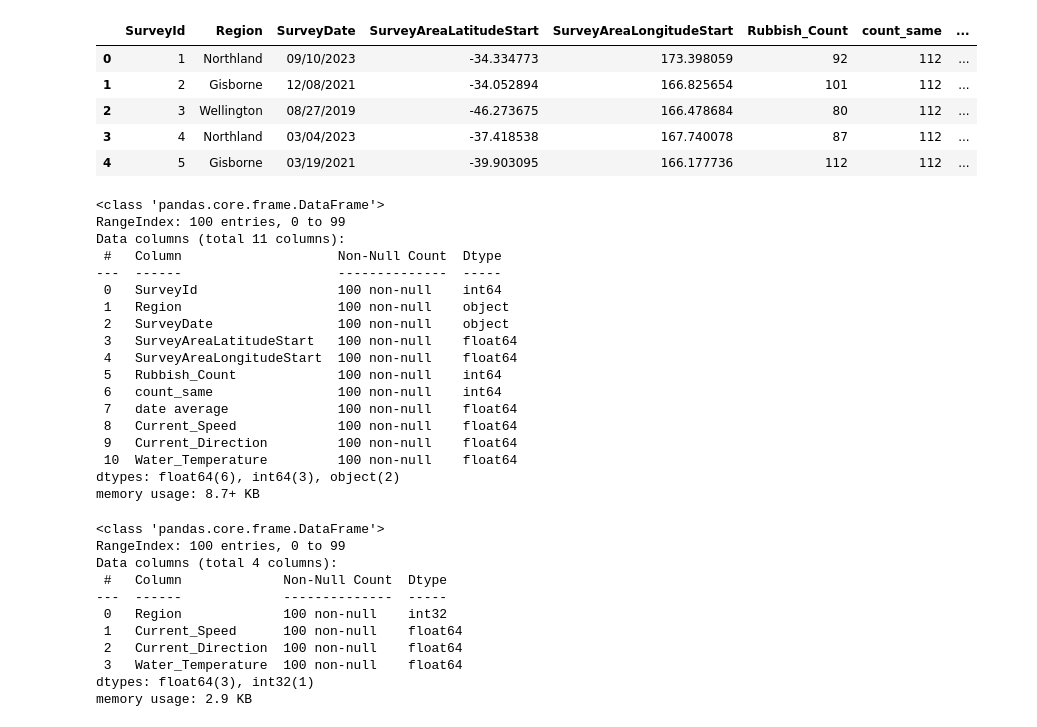
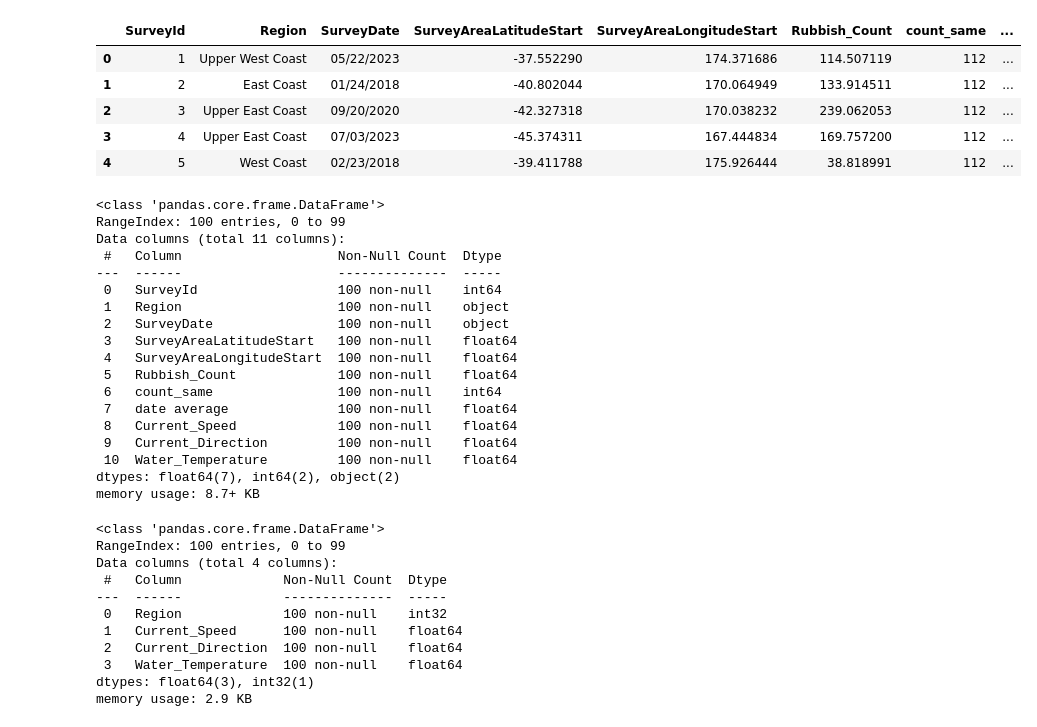
Before and after one commit to yukiyos/AI_HackOn, a Jupyter notebook: test.ipynb, the cells around one changed output. Saved outputs shown, nothing was run; the diff lists cells and outputs as text; code cells hidden in the pictures.

```diff
--- a/test.ipynb
+++ b/test.ipynb
@@ -8,15 +8,15 @@ from sklearn.preprocessing import LabelEncoder
 from tensorflow.keras.models import Sequential
 from tensorflow.keras.layers import Dense, Dropout, BatchNormalization
 # %%
-data = pd.read_csv('simulated_nz_ocean_current.csv')
+data = pd.read_csv('simulated_nz_ocean_current_with_regions.csv')
 data.head()
 # %% [output]
 |  | SurveyId | Region | SurveyDate | SurveyAreaLatitudeStart | SurveyAreaLongitudeStart | Rubbish_Count | count_same | ... |
-| 0 | 1 | Northland | 09/10/2023 | -34.334773 | 173.398059 | 92 | 112 | ... |
-| 1 | 2 | Gisborne | 12/08/2021 | -34.052894 | 166.825654 | 101 | 112 | ... |
-| 2 | 3 | Wellington | 08/27/2019 | -46.273675 | 166.478684 | 80 | 112 | ... |
-| 3 | 4 | Northland | 03/04/2023 | -37.418538 | 167.740078 | 87 | 112 | ... |
-| 4 | 5 | Gisborne | 03/19/2021 | -39.903095 | 166.177736 | 112 | 112 | ... |
+| 0 | 1 | Upper West Coast | 05/22/2023 | -37.552290 | 174.371686 | 114.507119 | 112 | ... |
+| 1 | 2 | East Coast | 01/24/2018 | -40.802044 | 170.064949 | 133.914511 | 112 | ... |
+| 2 | 3 | Upper East Coast | 09/20/2020 | -42.327318 | 170.038232 | 239.062053 | 112 | ... |
+| 3 | 4 | Upper East Coast | 07/03/2023 | -45.374311 | 167.444834 | 169.757200 | 112 | ... |
+| 4 | 5 | West Coast | 02/23/2018 | -39.411788 | 175.926444 | 38.818991 | 112 | ... |
 # %%
 data.info()
 # %% [output]
@@ -30,13 +30,13 @@ Data columns (total 11 columns):
  2   SurveyDate                100 non-null    object
  3   SurveyAreaLatitudeStart   100 non-null    float64
  4   SurveyAreaLongitudeStart  100 non-null    float64
- 5   Rubbish_Count             100 non-null    int64
+ 5   Rubbish_Count             100 non-null    float64
  6   count_same                100 non-null    int64
  7   date average              100 non-null    float64
  8   Current_Speed             100 non-null    float64
  9   Current_Direction         100 non-null    float64
  10  Water_Temperature         100 non-null    float64
-dtypes: float64(6), int64(3), object(2)
+dtypes: float64(7), int64(2), object(2)
 memory usage: 8.7+ KB
 # %%
 #encode the behaviour column
```
Also changed, not shown: parts of 3 cells of this notebook, 3 other files.
